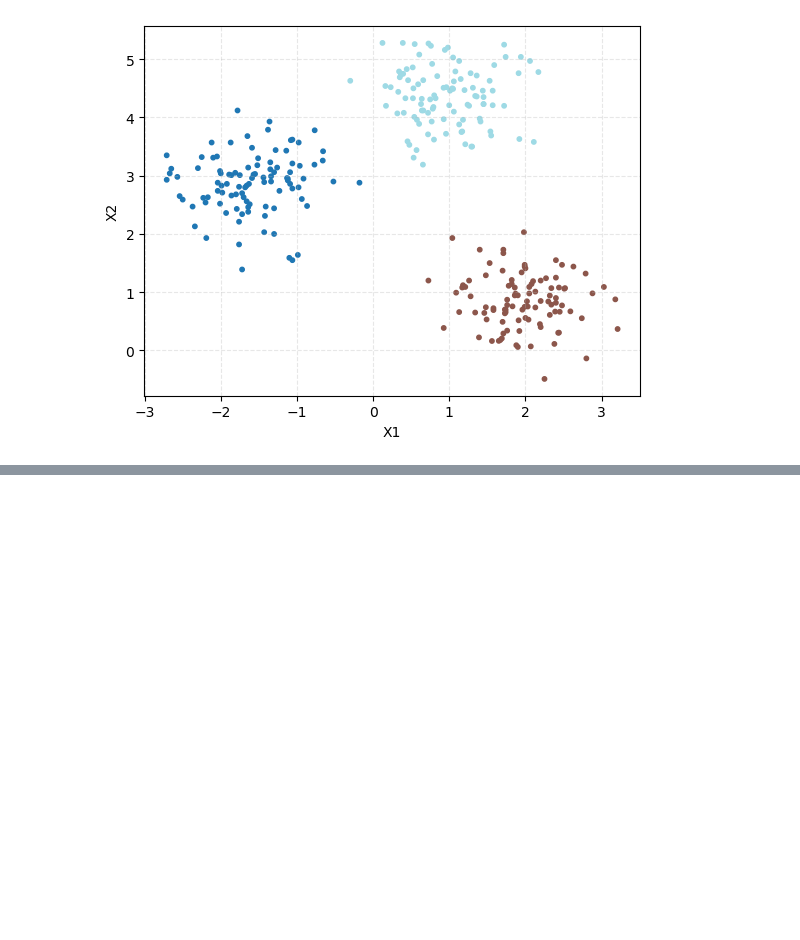
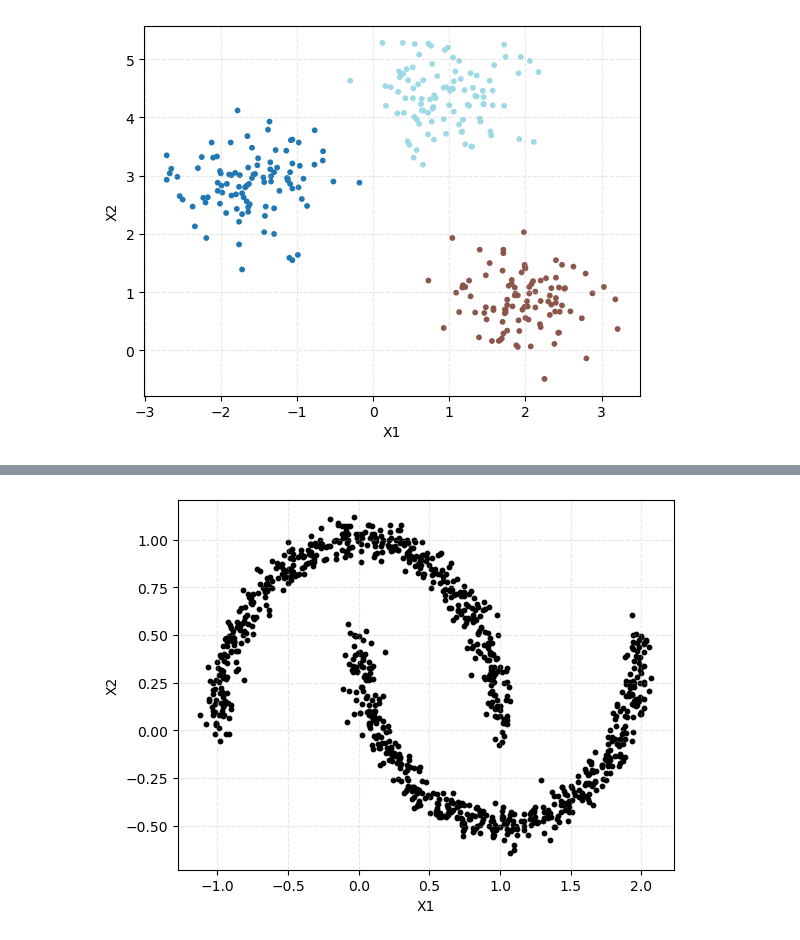
Before and after one commit to htetaunglynn94/handong_university, a Jupyter notebook: introduction_to_ml/clustering/clustering_algorithms.ipynb, the cells around one changed output, grey strips where cells are left out. Saved outputs shown, nothing was run; the diff lists cells and outputs as text; code cells hidden in the pictures; blank space fills up the shorter version.

```diff
--- a/introduction_to_ml/clustering/clustering_algorithms.ipynb
+++ b/introduction_to_ml/clustering/clustering_algorithms.ipynb
@@ -65,0 +152,4 @@ plt.show()
+# %%
+# import "Data_3.csv"
+data = pd.read_csv('Data_3.csv')
+data.head()
@@ -65,0 +163,4 @@ plt.show()
+# %%
+plot_sketch(x=data['x1'], y=data['x2'])
+# %% [output]
+[figure, added]
```
Also changed, not shown: parts of 34 cells of this notebook, 18 other files.
